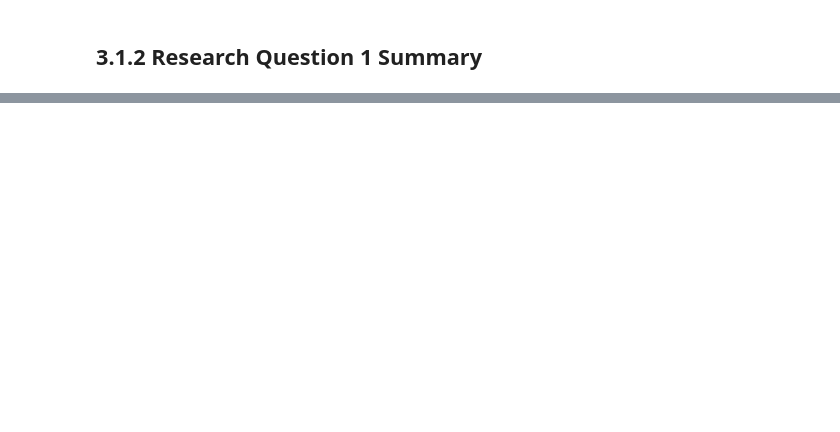
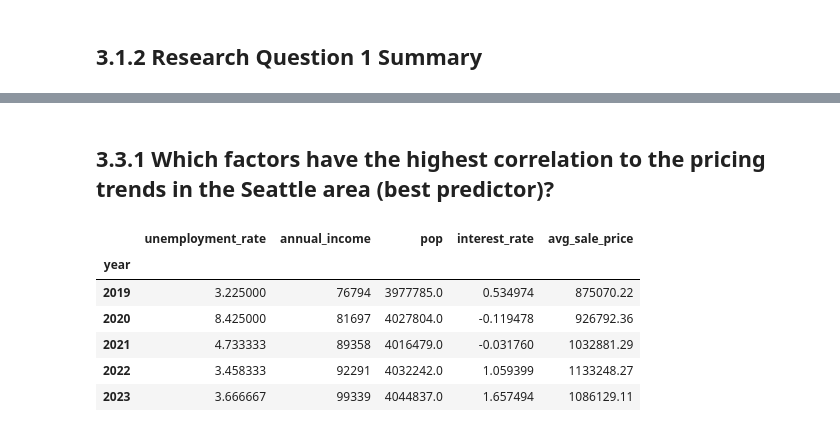
Before and after one commit to justmai1/seattle-housing-market-analysis, a Jupyter notebook: seattle-housing-market-analysis.ipynb, the cells around one changed output, grey strips where cells are left out. Saved outputs shown, nothing was run; the diff lists cells and outputs as text; code cells hidden in the pictures; blank space fills up the shorter version.

```diff
--- a/seattle-housing-market-analysis.ipynb
+++ b/seattle-housing-market-analysis.ipynb
@@ -514,0 +553,27 @@ Summary Statistics (Linear Regression):
+# %% [markdown]
+## 3.3.1 Which factors have the highest correlation to the pricing trends in the Seattle area (best predictor)?
+# %%
+# Combining dataframes of the possible factors
+
+df1 = unemployment.loc[unemployment['year'] >= 2000]
+df1 = df1.groupby(['year']).mean('rate')
+
+df2 = aa_income.loc[aa_income['year'] >= 2000][['year', 'annual_income']].set_index('year')
+
+df3 = population.loc[population['year'] >= 2000][['year', 'pop']].set_index('year')
+
+df4 = interest_rate.loc[interest_rate['year'] >= 2000][['year', 'rate']].groupby(['year']).mean('rate')
+
+df1.rename(columns={'rate': 'unemployment_rate'}, inplace=True)
+df4.rename(columns={'rate': 'interest_rate'}, inplace=True)
+# %%
+combined_df = df1.join([df2, df3, df4, average_housing_prices.loc[(average_housing_prices['city'] == 'SEATTLE')][['year','avg_sale_price']].set_index('year')], how='inner')
+combined_df.tail()
+# %% [output]
+|  | unemployment_rate | annual_income | pop | interest_rate | avg_sale_price |
+| year |  |  |  |  |  |
+| 2019 | 3.225000 | 76794 | 3977785.0 | 0.534974 | 875070.22 |
+| 2020 | 8.425000 | 81697 | 4027804.0 | -0.119478 | 926792.36 |
+| 2021 | 4.733333 | 89358 | 4016479.0 | -0.031760 | 1032881.29 |
+| 2022 | 3.458333 | 92291 | 4032242.0 | 1.059399 | 1133248.27 |
+| 2023 | 3.666667 | 99339 | 4044837.0 | 1.657494 | 1086129.11 |
```
Also changed, not shown: parts of 17 cells of this notebook, 1 other file.
